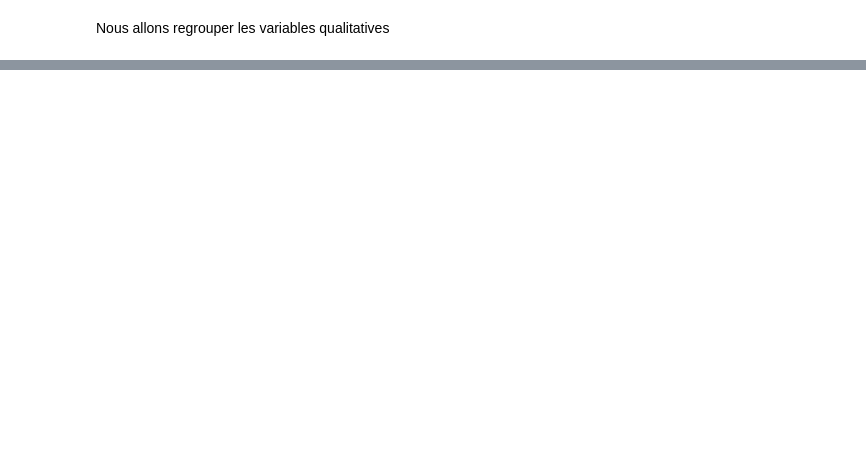
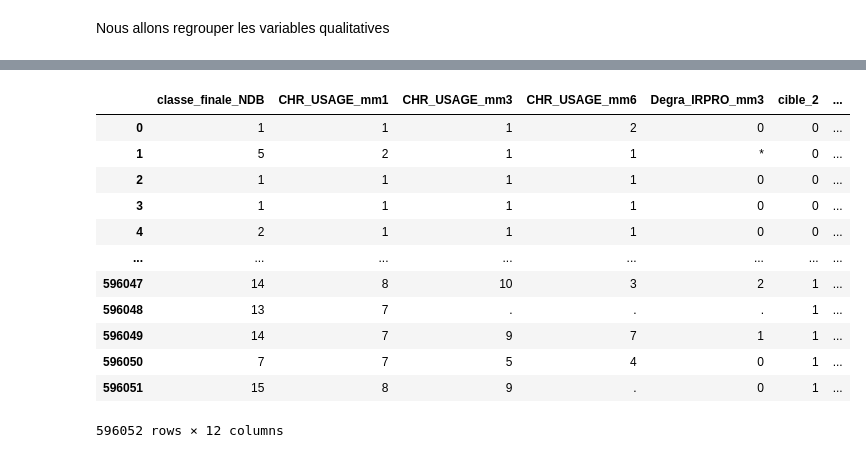
Before and after one commit to ceddx/projet-scoring, a Jupyter notebook: projet_scoring_ced.ipynb, the cells around one changed output, grey strips where cells are left out. Saved outputs shown, nothing was run; the diff lists cells and outputs as text; code cells hidden in the pictures; blank space fills up the shorter version.

```diff
--- a/projet_scoring_ced.ipynb
+++ b/projet_scoring_ced.ipynb
@@ -1016,0 +992,4 @@ Percentage of observations: 0.1385785132840759%
+# %%
+df_var_final['NBJDEB_NA_mm3'].fillna(df_var_final['NBJDEB_NA_mm3'].mean(), inplace=True)
+df_var_final['NBJ_ARR_12dm'].fillna(df_var_final['NBJ_ARR_12dm'].mean(), inplace=True)
+df_var_final['DEPASSEMENT_6dm'].fillna(df_var_final['DEPASSEMENT_6dm'].mean(), inplace=True)
@@ -1016,0 +998,36 @@ Percentage of observations: 0.1385785132840759%
+# %%
+# Discretize the 'NBJDEB_NA' variable into equal-sized bins
+df_var_final['NBJDEB_NA_discretized'] = pd.qcut(df_var_final['NBJDEB_NA'], q=20, duplicates='drop')
+
+# Print the unique values and their counts in the new discretized variable
+print(df_var_final['NBJDEB_NA_discretized'].value_counts())
+
+# Discretize the 'DEPASSEMENT_6dm' variable into equal-sized bins
+df_var_final['DEPASSEMENT_6dm_discretized'] = pd.qcut(df_var_final['DEPASSEMENT_6dm'], q=20, duplicates='drop')
+
+# Print the unique values and their counts in the new discretized variable
+print(df_var_final['DEPASSEMENT_6dm_discretized'].value_counts())
+
+# Discretize the 'NBJ_ARR_12dm' variable into equal-sized bins
+df_var_final['NBJ_ARR_12dm_discretized'] = pd.qcut(df_var_final['NBJ_ARR_12dm'], q=20, duplicates='drop')
+
+# Print the unique values and their counts in the new discretized variable
+print(df_var_final['NBJ_ARR_12dm_discretized'].value_counts())
+
+# Discretize the 'NBJ_ARR_12dm' variable into equal-sized bins
+df_var_final['NBJ_ARR_12dm_discretized'] = pd.qcut(df_var_final['NBJ_ARR_12dm'], q=20, duplicates='drop')
+
+# Print the unique values and their counts in the new discretized variable
+print(df_var_final['NBJ_ARR_12dm_discretized'].value_counts())
+
+# Discretize the 'NBJDEB_IND_0015' variable into equal-sized bins
+df_var_final['NBJDEB_IND_0015_discretized'] = pd.qcut(df_var_final['NBJDEB_IND_0015'], q=20, duplicates='drop')
+
+# Print the unique values and their counts in the new discretized variable
+print(df_var_final['NBJDEB_IND_0015_discretized'].value_counts())
+
+# Discretize the 'NBJDEB_NA_mm3' variable into equal-sized bins
+df_var_final['NBJDEB_NA_mm3_discretized'] = pd.qcut(df_var_final['NBJDEB_NA_mm3'], q=5, duplicates='drop')
+
+# Print the unique values and their counts in the new discretized variable
+print(df_var_final['NBJDEB_NA_mm3_discretized'].value_counts())
@@ -1016,0 +1137,19 @@ Percentage of observations: 0.1385785132840759%
+# %%
+# Remove the quantitative variables from df_var_final
+df_var_final.drop(quanti_save, axis=1, inplace=True)
+# %%
+df_var_final
+# %% [output]
+|  | classe_finale_NDB | CHR_USAGE_mm1 | CHR_USAGE_mm3 | CHR_USAGE_mm6 | Degra_IRPRO_mm3 | cible_2 | ... |
+| 0 | 1 | 1 | 1 | 2 | 0 | 0 | ... |
+| 1 | 5 | 2 | 1 | 1 | * | 0 | ... |
+| 2 | 1 | 1 | 1 | 1 | 0 | 0 | ... |
+| 3 | 1 | 1 | 1 | 1 | 0 | 0 | ... |
+| 4 | 2 | 1 | 1 | 1 | 0 | 0 | ... |
+| ... | ... | ... | ... | ... | ... | ... | ... |
+| 596047 | 14 | 8 | 10 | 3 | 2 | 1 | ... |
+| 596048 | 13 | 7 | . | . | . | 1 | ... |
+| 596049 | 14 | 7 | 9 | 7 | 1 | 1 | ... |
+| 596050 | 7 | 7 | 5 | 4 | 0 | 1 | ... |
+| 596051 | 15 | 8 | 9 | . | 0 | 1 | ... |
+596052 rows × 12 columns
```
Also changed, not shown: parts of 23 cells of this notebook.
